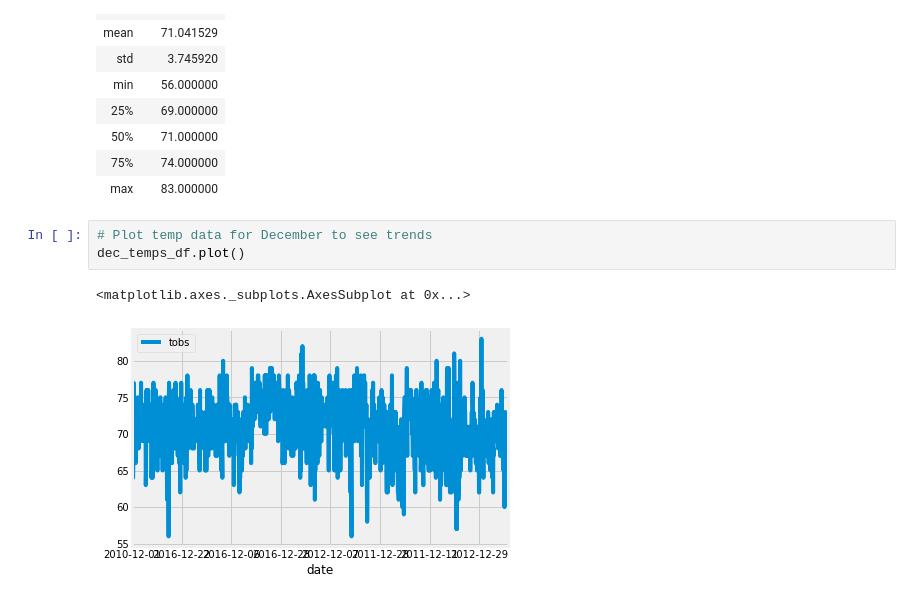
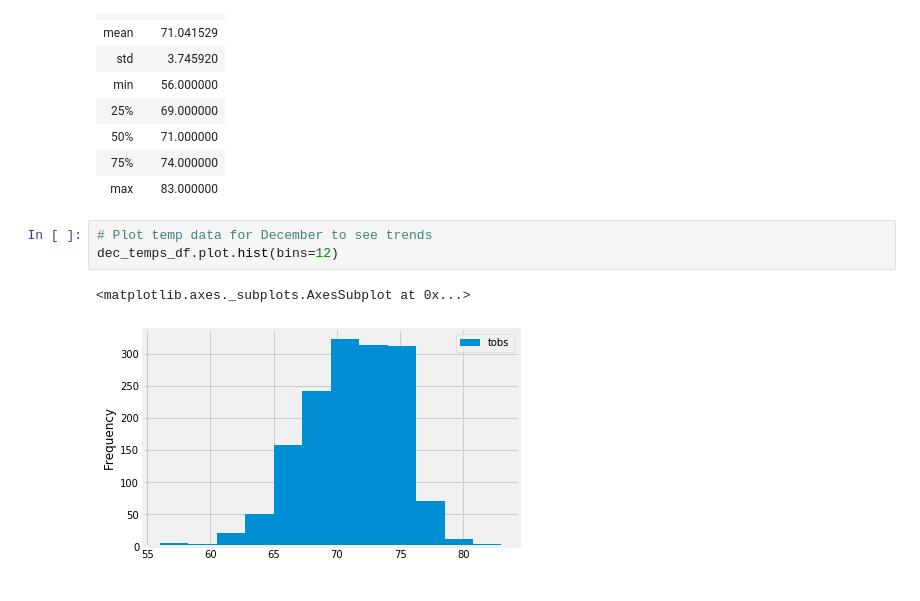
Before and after one commit to JVChermak/JasminChermak_Mod9_surfs_up_Challenge, a Jupyter notebook: climate_analysis.ipynb, the cells around one changed output. Cells and saved outputs as stored; diff of their text form.

```diff
--- a/climate_analysis.ipynb
+++ b/climate_analysis.ipynb
@@ -350,7 +358,7 @@ dec_temps_df.describe()
 | max | 83.000000 |
 # %%
 # Plot temp data for December to see trends
-dec_temps_df.plot()
+dec_temps_df.plot.hist(bins=12)
 # %% [output]
 <matplotlib.axes._subplots.AxesSubplot at 0x...>
-[figure, old version]
+[figure, new version]
```
Also changed, not shown: parts of 11 cells of this notebook.
